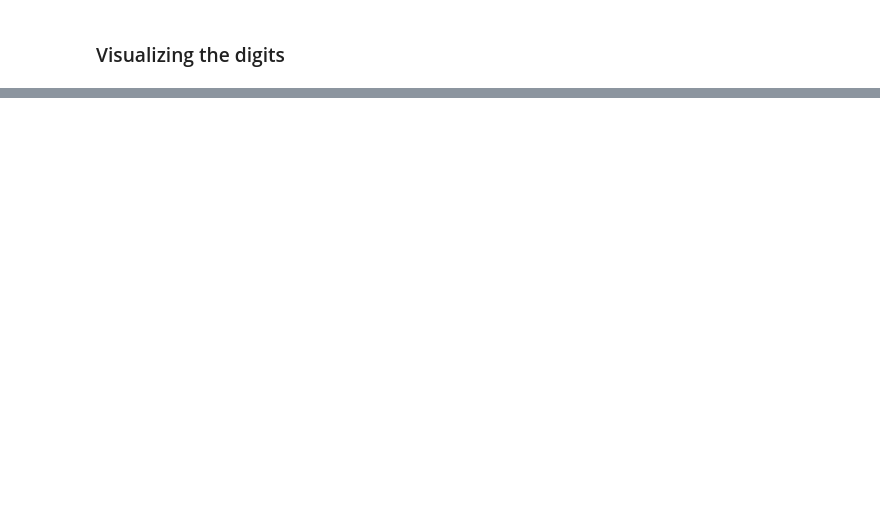
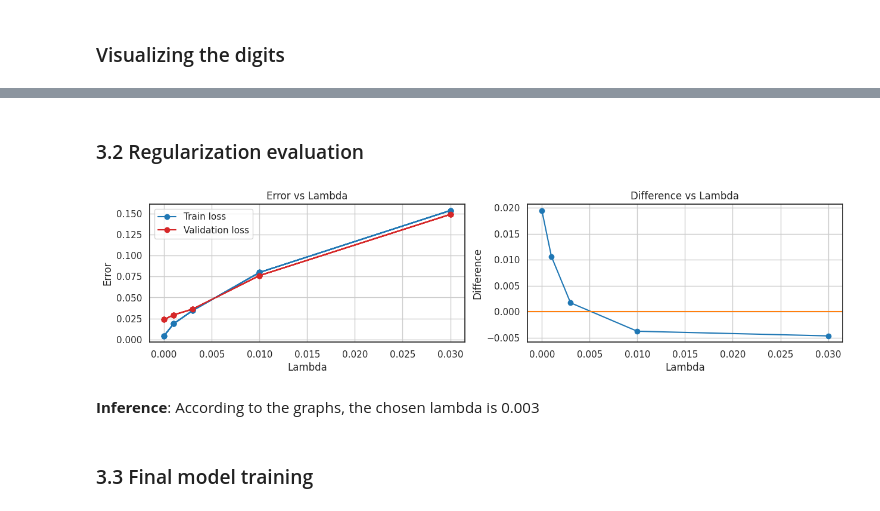
Before and after one commit to matsouto/ML_Notebooks, a Jupyter notebook: Supervised Learning/ANNDigitRecognizer.ipynb, the cells around one changed output, grey strips where cells are left out. Saved outputs shown, nothing was run; the diff lists cells and outputs as text; code cells hidden in the pictures; blank space fills up the shorter version.

Commit message:
digit model evaluation

```diff
--- a/Supervised Learning/ANNDigitRecognizer.ipynb
+++ b/Supervised Learning/ANNDigitRecognizer.ipynb
@@ -128 +138,4 @@ Name: count, dtype: int64
+# %%
+# Split training set
+X_train, X_val, Y_train, Y_val = train_test_split(X_train, Y_train, test_size = 0.2)
 # %% [markdown]
@@ -130,8 +143,10 @@ Name: count, dtype: int64
 # %%
 x_train = X_train.to_numpy() / 255.0
+x_val = X_val.to_numpy() / 255.0
+y_train = Y_train.to_numpy()
+y_val = Y_val.to_numpy()
+
 x_test = test_df.to_numpy() / 255.0
-y_train = Y_train.to_numpy()
-
 print("Training Set: ", x_train.shape)
 print("Test Set: ", x_test.shape)
 print("Target Training Set: ", y_train.shape)
@@ -179,4 +194,6 @@ plt.show()
 # %%
+# %%script false --no-raise-error # Prevents this cell from running while run-all
+
 tf.random.set_seed(2)
 lambdas = [0, 0.001, 0.003, 0.01, 0.03]
 models = [None] * len(lambdas)
@@ -190,7 +207,7 @@ for i in range(len(lambdas)):
       Dense(units=256, kernel_initializer='normal', kernel_regularizer=L2(lambdas[i]), activation='relu', name='layer_2'),
       Dense(units=256, kernel_initializer='normal', kernel_regularizer=L2(lambdas[i]), activation='relu', name='layer_3'),
       Dense(units=10, kernel_initializer='normal', kernel_regularizer=L2(lambdas[i]), activation='linear', name='layer_4')
-    ], name = 'digit_recognition_model')
+    ], name = f'digit_recognition_model{i}')
 
     models[i].compile(
         loss=SparseCategoricalCrossentropy(from_logits=True),
@@ -219,14 +236,16 @@ Non-trainable params: 0
 _________________________________________________________________
 None
 # %%
+# %%script false --no-raise-error # Prevents this cell from running while run-all
+
 histories = [None] * len(lambdas)
 
 for i in range(len(lambdas)):
     histories[i] = models[i].fit(
         x_train,y_train,
-        epochs=10,
+        epochs=20,
         batch_size=64,
-        validation_split=0.2,
+        validation_data=(x_val, y_val),
         callbacks=[],
         verbose=True,
     )
@@ -251,2 +270,57 @@ Epoch 10/10
 
  Model 4  is finished!
+# %% [markdown]
+### 3.2 Regularization evaluation
+# %%
+# %%script false --no-raise-error # Prevents this cell from running while run-all
+# Picks the last losses for each lambda to compare
+
+losses = []
+val_losses = []
+
+err_train = []
+err_cv = []
+
+for history in histories:
+    err_train.append(1 - history.history['accuracy'][-1])
+    err_cv.append(1 - history.history['val_accuracy'][-1])
+
+
+for history in histories:
+    losses.append(history.history['loss'][-1])
+    val_losses.append(history.history['val_loss'][-1])
+
+
+# plt.figure()
+# for i in range(len(lambdas)):
+#     plt.plot(histories[i].history['loss'])
+#     plt.plot(histories[i].history['val_loss'])
+#     plt.title('Loss x Epoch per lambda')
+#     plt.xlabel('epoch')
+# plt.legend(lambdas)
+
+# Plot accuracy error per lambda trained
+fig, ax = plt.subplots(1,2, figsize=(15,3))
+for i in range(len(lambdas)):
+    ax[0].plot(lambdas, err_train, color='tab:blue', marker='o')
+    ax[0].plot(lambdas, err_cv, color='tab:red', marker='o')
+    ax[0].set_title('Error vs Lambda')
+    ax[0].set_ylabel('Error')
+    ax[0].set_xlabel('Lambda')
+    ax[0].grid()
+    ax[0].legend(['Train loss', 'Validation loss'])
+
+err_train_float = np.array([float(x) for x in err_train])
+err_train_cv = np.array([float(x) for x in err_cv])
+ax[1].plot(lambdas, err_train_cv - err_train_float, color='tab:blue', marker='o')
+ax[1].axhline(y=0, color='tab:orange')
+ax[1].set_title('Difference vs Lambda')
+ax[1].set_ylabel('Difference')
+ax[1].set_xlabel('Lambda')
+ax[1].grid()
+# %% [output]
+[figure, added]
+# %% [markdown]
+**Inference**: According to the graphs, the chosen lambda is 0.003
+# %% [markdown]
+### 3.3 Final model training
```
Also changed, not shown: parts of 20 cells of this notebook, 1 other file.
